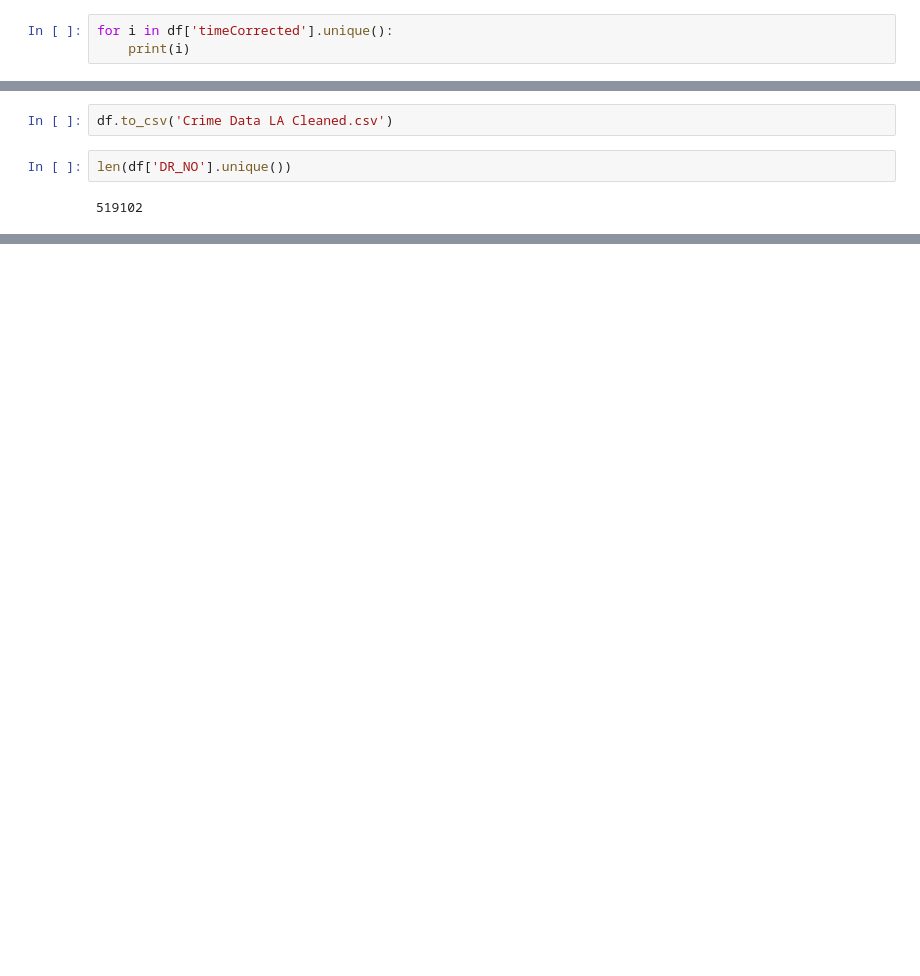
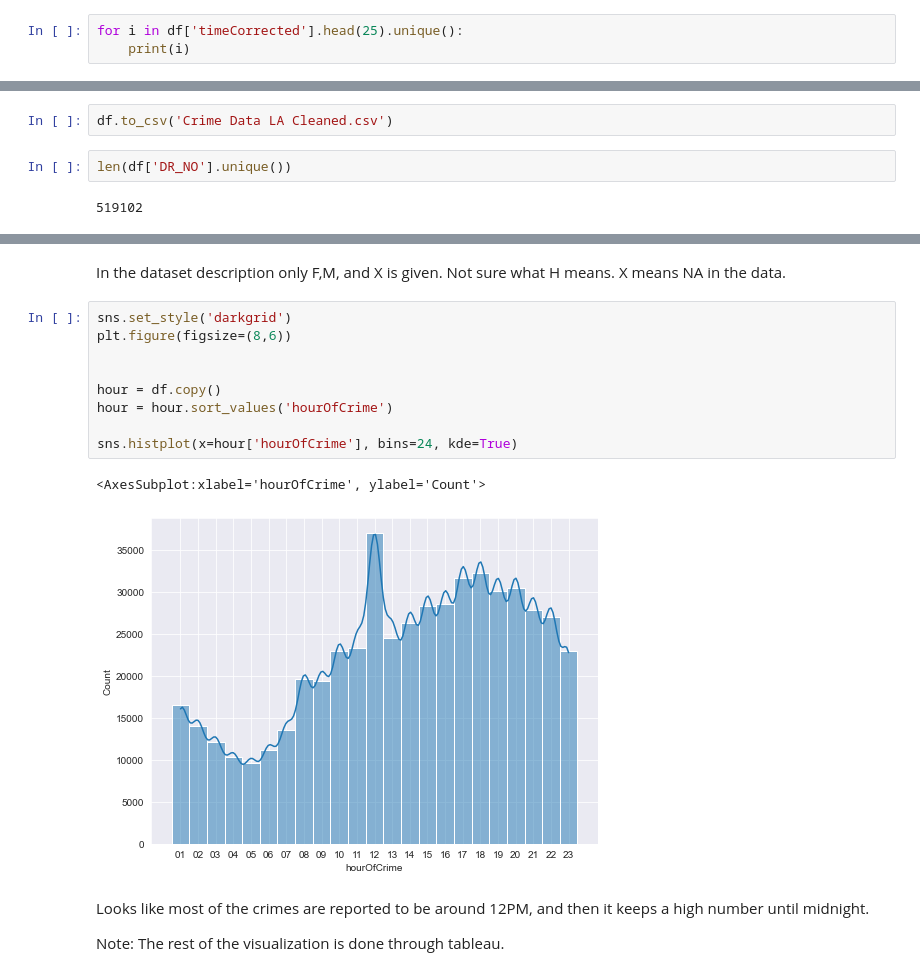
Before and after one commit to RohithOfRivia/Crime-in-LA, a Jupyter notebook: LA DV.ipynb, the cells around one changed output, grey strips where cells are left out. Drawn from its saved outputs; the diff is of its cells as text; blank space fills up the shorter version.

```diff
--- a/LA DV.ipynb
+++ b/LA DV.ipynb
@@ -335,6 +335,6 @@ df['timeLength'].value_counts()
 3    126136
 Name: timeLength, dtype: int64
 # %%
-for i in df['timeCorrected'].unique():
+for i in df['timeCorrected'].head(25).unique():
     print(i)
 # %% [output]
@@ -661,0 +614,18 @@ sns.histplot(x=df['hourOfCrime'], bins=24, kde=True)
+# %% [markdown]
+In the dataset description only F,M, and X is given. Not sure what H means. X means NA in the data.
+# %%
+sns.set_style('darkgrid')
+plt.figure(figsize=(8,6))
+
+
+hour = df.copy()
+hour = hour.sort_values('hourOfCrime')
+
+sns.histplot(x=hour['hourOfCrime'], bins=24, kde=True)
+# %% [output]
+<AxesSubplot:xlabel='hourOfCrime', ylabel='Count'>
+[figure, added]
+# %% [markdown]
+Looks like most of the crimes are reported to be around 12PM, and then it keeps a high number until midnight.
+
+Note: The rest of the visualization is done through tableau.
```
Also changed, not shown: parts of 19 cells of this notebook.
